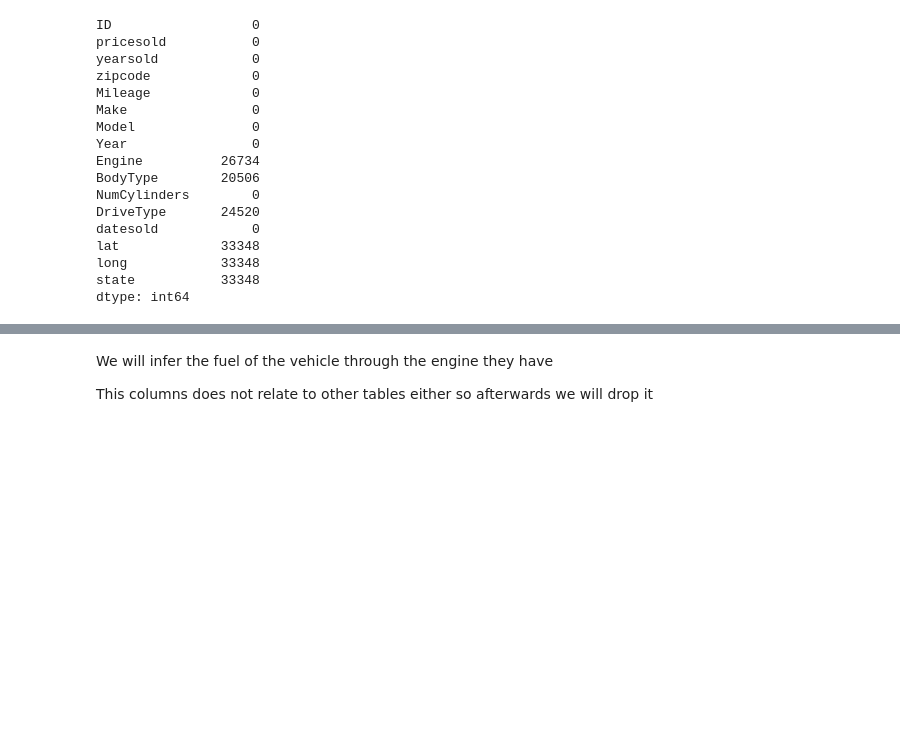
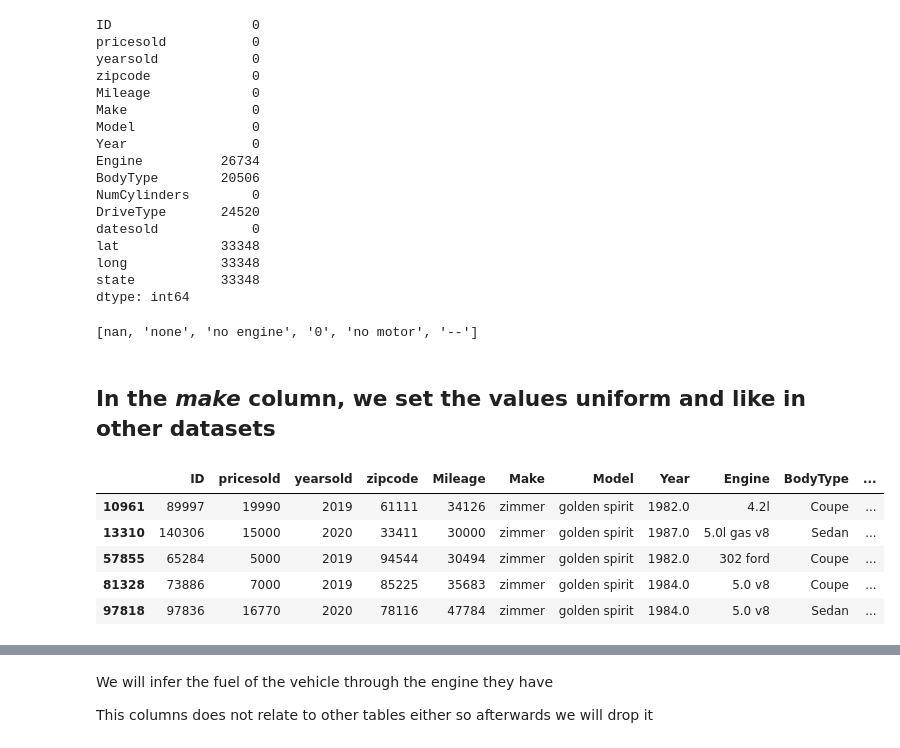
Before and after one commit to joelpoliveira/DW-PipelineDev, a Jupyter notebook: src/stage_1/used_cars.ipynb, the cells around one changed output, grey strips where cells are left out. Saved outputs shown, nothing was run; the diff lists cells and outputs as text; code cells hidden in the pictures; blank space fills up the shorter version.

```diff
--- a/src/stage_1/main_joel.ipynb
+++ b/src/stage_1/used_cars.ipynb
@@ -1180,3 +1180,18 @@ lat             33348
 long            33348
 state           33348
 dtype: int64
+# %%
+[np.nan, "none", "no engine", "0", "no motor", "--"]
+# %% [output]
+[nan, 'none', 'no engine', '0', 'no motor', '--']
+# %% [markdown]
+## In the *make* column, we set the values uniform and like in other datasets
+# %%
+df_used_cars[df_used_cars.Make=="zimmer"]
+# %% [output]
+|  | ID | pricesold | yearsold | zipcode | Mileage | Make | Model | Year | Engine | BodyType | ... |
+| 10961 | 89997 | 19990 | 2019 | 61111 | 34126 | zimmer | golden spirit | 1982.0 | 4.2l | Coupe | ... |
+| 13310 | 140306 | 15000 | 2020 | 33411 | 30000 | zimmer | golden spirit | 1987.0 | 5.0l gas v8 | Sedan | ... |
+| 57855 | 65284 | 5000 | 2019 | 94544 | 30494 | zimmer | golden spirit | 1982.0 | 302 ford | Coupe | ... |
+| 81328 | 73886 | 7000 | 2019 | 85225 | 35683 | zimmer | golden spirit | 1984.0 | 5.0 v8 | Coupe | ... |
+| 97818 | 97836 | 16770 | 2020 | 78116 | 47784 | zimmer | golden spirit | 1984.0 | 5.0 v8 | Sedan | ... |
```
Also changed, not shown: parts of 12 cells of this notebook, 4 other files.
